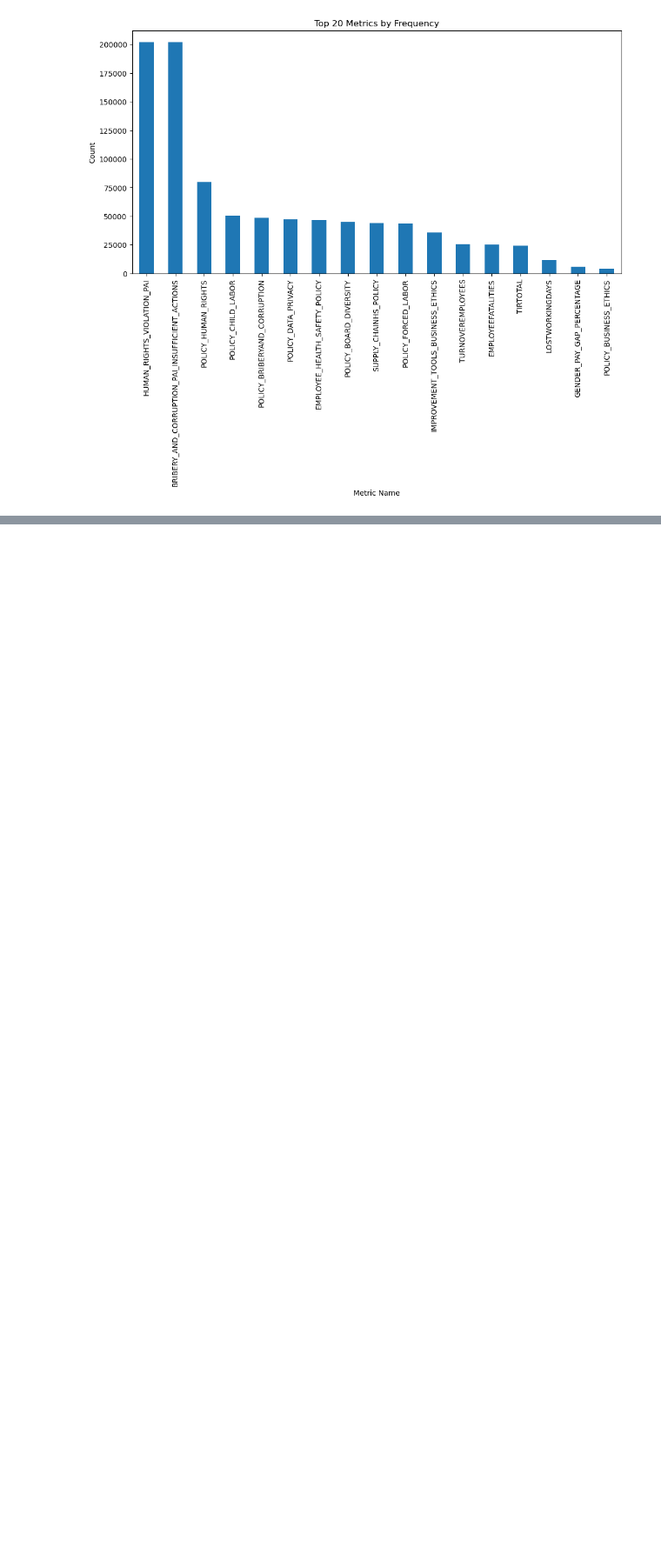
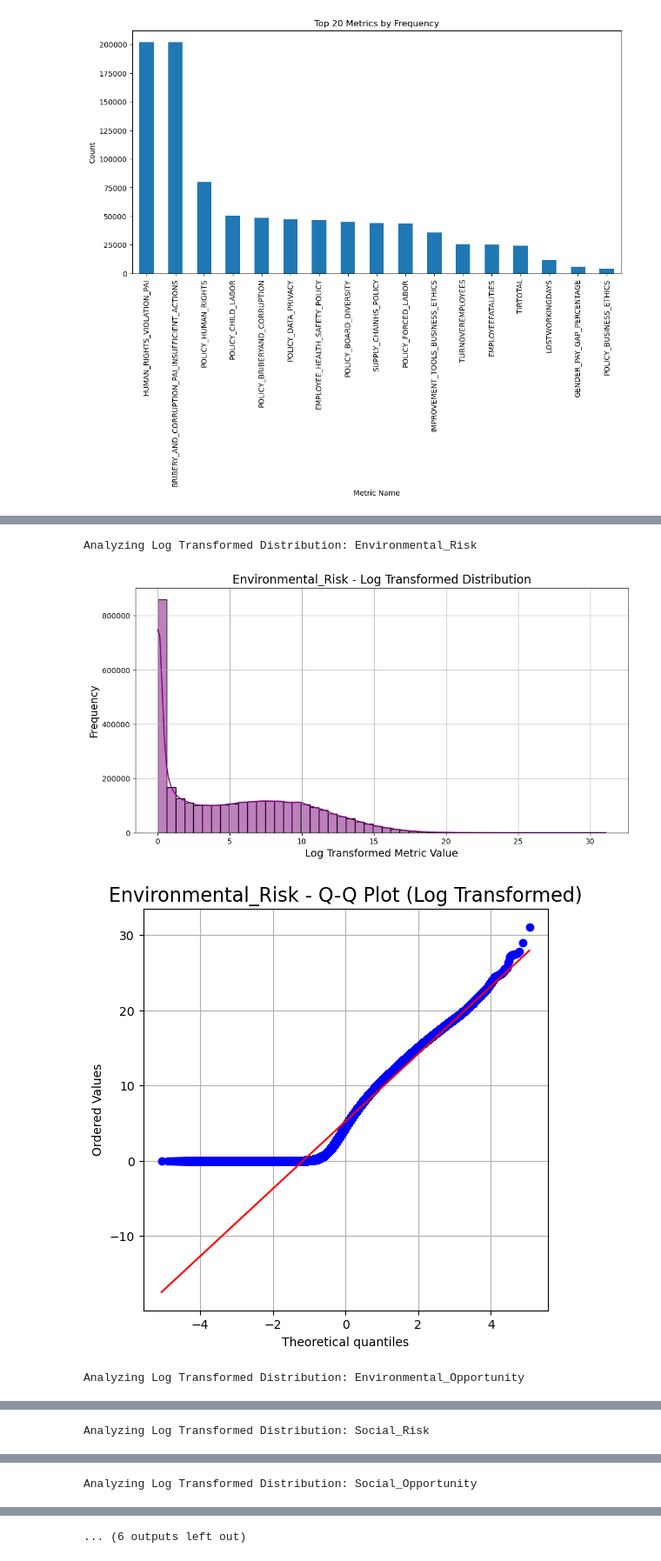
Before and after one commit to Sujan2023-AI/ESG_Analytical_Platform, a Jupyter notebook: notebooks/EDA.ipynb, the cells around one changed output, grey strips where cells are left out. Shown at 87% size. Drawn from its saved outputs; the diff is of its cells as text; code cells hidden in the pictures; blank space fills up the shorter version.

```diff
--- a/notebooks/EDA.ipynb
+++ b/notebooks/EDA.ipynb
@@ -586,0 +819,13 @@ Name: count, dtype: int64
+# %%
+# Base path
+base_path = "/Users/sujanbharadwaj/Library/Mobile Documents/com~apple~CloudDocs/Documents/Ontology_PCA_Project/data/processed/"
+
+# Define ESG categories
+categories = [
+    'Environmental_Risk',
+    'Environmental_Opportunity',
+    'Social_Risk',
+    'Social_Opportunity',
+    'Governance_Risk',
+    'Governance_Opportunity'
+]
@@ -586,0 +893,39 @@ Name: count, dtype: int64
+# %%
+for category in categories:
+    print(f"Analyzing Log Transformed Distribution: {category}")
+
+    # Path for log-transformed data
+    transformed_file_path = os.path.join(base_path, category, f"{category}_log_transformed.csv")
+
+    # Load the dataset
+    df = pd.read_csv(transformed_file_path)
+
+    # Check if log-transformed column exists
+    if 'metric_value_log' not in df.columns:
+        print(f"'metric_value_log' not found in {category}, skipping...")
+        continue
+
+    # Visualization setup
+    plt.figure(figsize=(12, 6))
+
+    # Histogram and KDE plot
+    sns.histplot(df['metric_value_log'], bins=50, kde=True, color='purple')
+    plt.title(f'{category} - Log Transformed Distribution', fontsize=16)
+    plt.xlabel('Log Transformed Metric Value', fontsize=14)
+    plt.ylabel('Frequency', fontsize=14)
+    plt.grid(True)
+
+    plt.show()
+
+    # Q-Q plot for checking normality visually
+    import scipy.stats as stats
+    plt.figure(figsize=(6, 6))
+    stats.probplot(df['metric_value_log'], dist="norm", plot=plt)
+    plt.title(f'{category} - Q-Q Plot (Log Transformed)', fontsize=16)
+    plt.grid(True)
+    plt.show()
+# %% [output]
+Analyzing Log Transformed Distribution: Environmental_Risk
+[figure, added]
+[figure, added]
+Analyzing Log Transformed Distribution: Environmental_Opportunity
@@ -586,0 +934 @@ Name: count, dtype: int64
+Analyzing Log Transformed Distribution: Social_Risk
@@ -586,0 +937 @@ Name: count, dtype: int64
+Analyzing Log Transformed Distribution: Social_Opportunity
@@ -586,0 +940 @@ Name: count, dtype: int64
+... (6 outputs left out)
```
Also changed, not shown: parts of 12 cells of this notebook.
